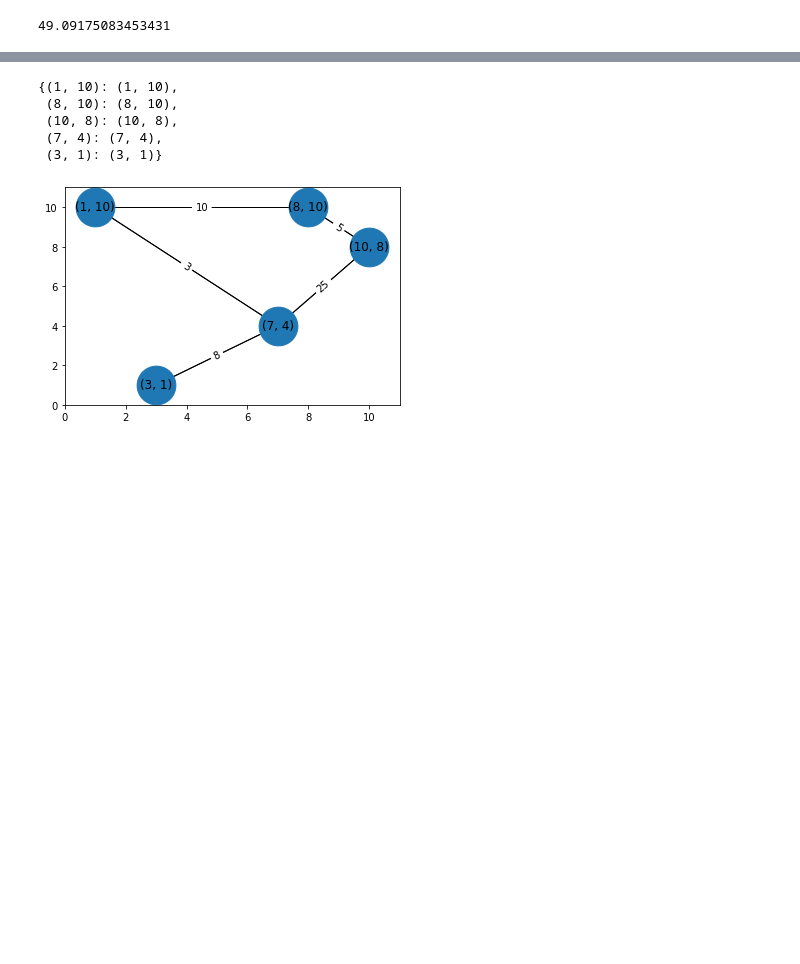
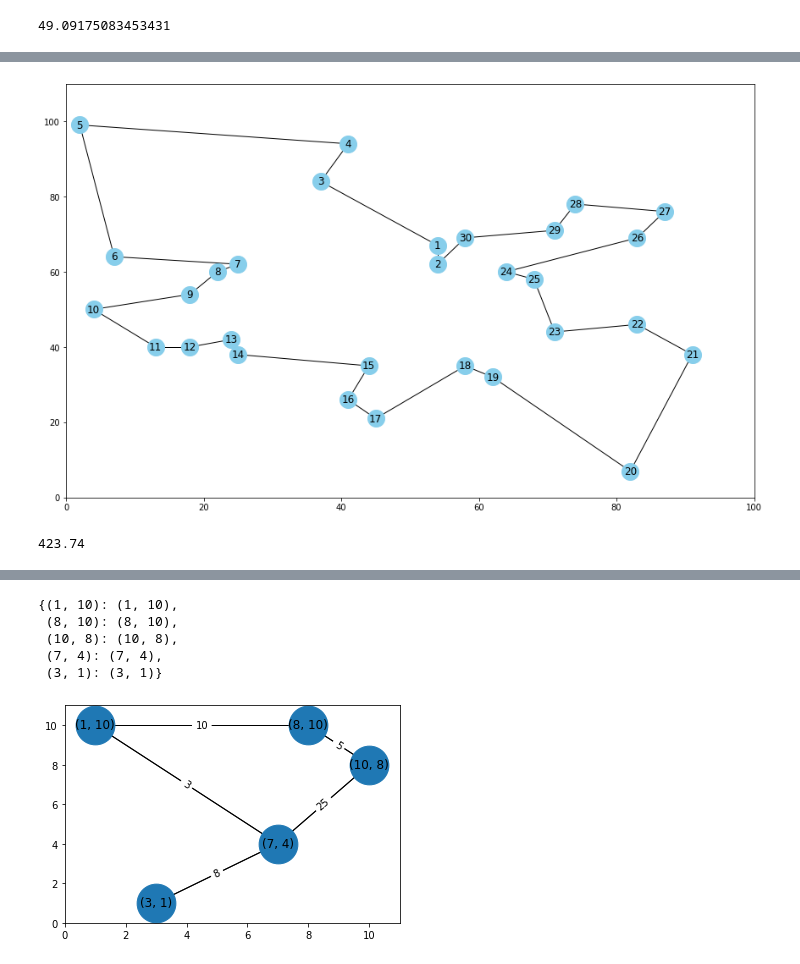
Before and after one commit to Xalt8/ACO, a Jupyter notebook: Untitled-2.ipynb, the cells around one changed output, grey strips where cells are left out. Cells and saved outputs as stored; diff of their text form; code cells hidden in the pictures; blank space fills up the shorter version.

```diff
--- a/Untitled-2.ipynb
+++ b/Untitled-2.ipynb
@@ -66,0 +52,29 @@ G = nx.Graph()
+# %%
+def create_graph(coords:list[tuple]) -> nx.Graph:
+    ''' Takes a list of coordinates and returns a graph object'''
+    graph = nx.Graph()
+    node_labels = np.arange(1, len(coords) +1) # 1...n
+    # graph.add_nodes_from(node_labels)
+    for node, (_x,_y) in zip(node_labels, coords):
+        graph.add_node(node, x=_x, y=_y)
+    return graph
+# %%
+def plot_graph(graph:nx.Graph) -> plt.Axes:
+    fig, ax = plt.subplots(figsize=(14.562, 9))
+    _pos = {node: (graph.nodes[node]['x'], graph.nodes[node]['y']) for node in graph.nodes}
+    nx.draw(graph, pos=_pos, node_size=400, ax=ax, node_color='skyblue')
+    nx.draw_networkx_labels(graph, pos=_pos)
+    ax.set_xlim(0, 100)
+    ax.set_ylim(0,110)
+    plt.axis("on")
+    ax.tick_params(left=True, bottom=True, labelleft=True, labelbottom=True)
+
+    plt.show()
+# %%
+graph = create_graph(coords)
+# %%
+graph.add_edges_from(short_path_tuples)
+# %%
+plot_graph(graph)
+# %% [output]
+[figure, added]
@@ -66,0 +92,4 @@ G = nx.Graph()
+# %%
+calculate_trip_distance(path=short_path_tuples, graph=graph)
+# %% [output]
+423.74
```
Also changed, not shown: parts of 56 cells of this notebook, 3 other files.
